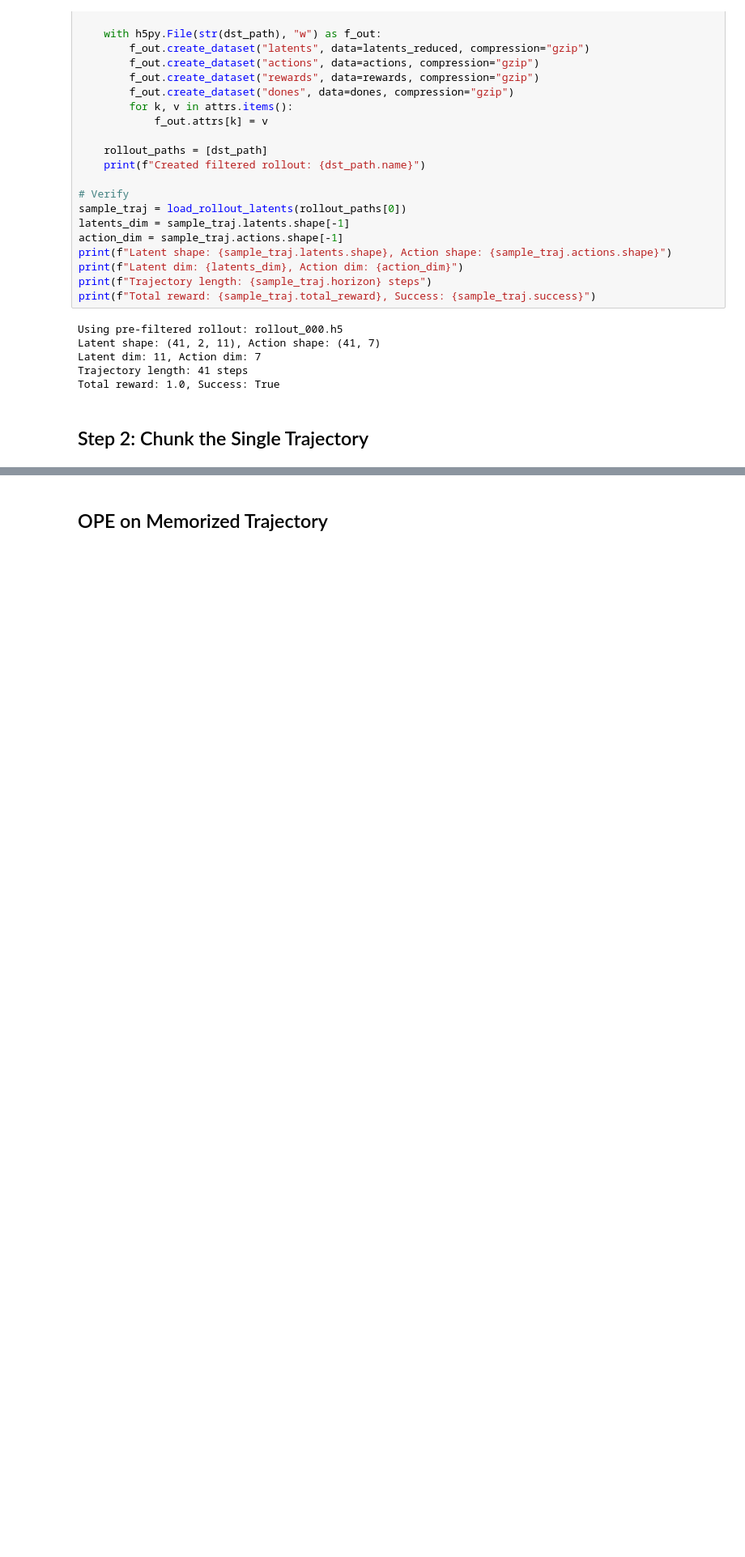
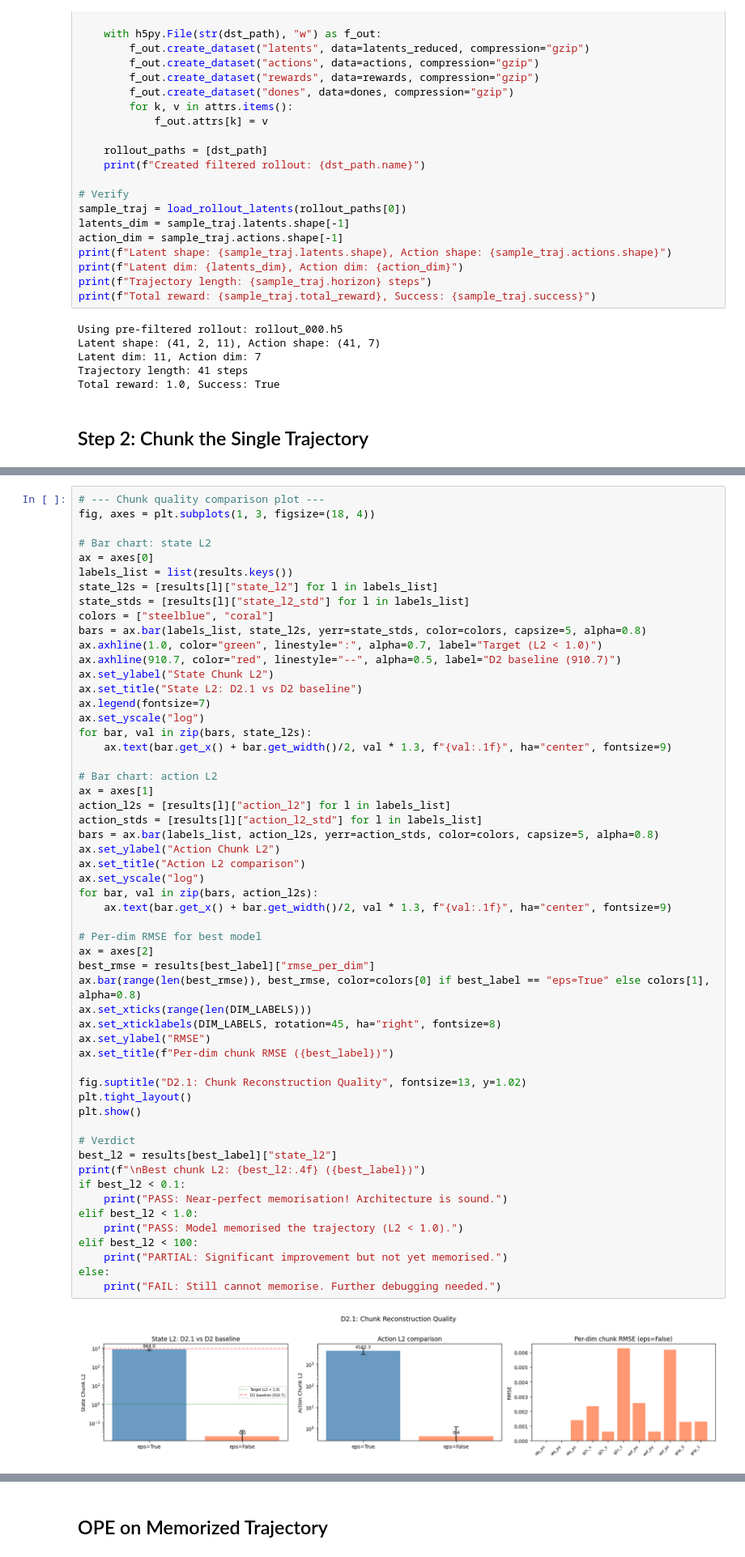
Before and after one commit to kylewang1999/latent_sope, a Jupyter notebook: experiments/2026-03-10/8.5k_steps_no_quarternions_1_rollout.ipynb, the cells around one changed output, grey strips where cells are left out. Shown at 81% size. Drawn from its saved outputs; the diff is of its cells as text; blank space fills up the shorter version.

```diff
--- a/experiments/2026-03-10/8.5k_steps_no_quarternions_1_rollout.ipynb
+++ b/experiments/2026-03-10/8.5k_steps_no_quarternions_1_rollout.ipynb
@@ -535,0 +466,57 @@ FAIL: Cannot memorize even 1 trajectory.
+# %%
+# --- Chunk quality comparison plot ---
+fig, axes = plt.subplots(1, 3, figsize=(18, 4))
+
+# Bar chart: state L2
+ax = axes[0]
+labels_list = list(results.keys())
+state_l2s = [results[l]["state_l2"] for l in labels_list]
+state_stds = [results[l]["state_l2_std"] for l in labels_list]
+colors = ["steelblue", "coral"]
+bars = ax.bar(labels_list, state_l2s, yerr=state_stds, color=colors, capsize=5, alpha=0.8)
+ax.axhline(1.0, color="green", linestyle=":", alpha=0.7, label="Target (L2 < 1.0)")
+ax.axhline(910.7, color="red", linestyle="--", alpha=0.5, label="D2 baseline (910.7)")
+ax.set_ylabel("State Chunk L2")
+ax.set_title("State L2: D2.1 vs D2 baseline")
+ax.legend(fontsize=7)
+ax.set_yscale("log")
+for bar, val in zip(bars, state_l2s):
+    ax.text(bar.get_x() + bar.get_width()/2, val * 1.3, f"{val:.1f}", ha="center", fontsize=9)
+
+# Bar chart: action L2
+ax = axes[1]
+action_l2s = [results[l]["action_l2"] for l in labels_list]
+action_stds = [results[l]["action_l2_std"] for l in labels_list]
+bars = ax.bar(labels_list, action_l2s, yerr=action_stds, color=colors, capsize=5, alpha=0.8)
+ax.set_ylabel("Action Chunk L2")
+ax.set_title("Action L2 comparison")
+ax.set_yscale("log")
+for bar, val in zip(bars, action_l2s):
+    ax.text(bar.get_x() + bar.get_width()/2, val * 1.3, f"{val:.1f}", ha="center", fontsize=9)
+
+# Per-dim RMSE for best model
+ax = axes[2]
+best_rmse = results[best_label]["rmse_per_dim"]
+ax.bar(range(len(best_rmse)), best_rmse, color=colors[0] if best_label == "eps=True" else colors[1], alpha=0.8)
+ax.set_xticks(range(len(DIM_LABELS)))
+ax.set_xticklabels(DIM_LABELS, rotation=45, ha="right", fontsize=8)
+ax.set_ylabel("RMSE")
+ax.set_title(f"Per-dim chunk RMSE ({best_label})")
+
+fig.suptitle("D2.1: Chunk Reconstruction Quality", fontsize=13, y=1.02)
+plt.tight_layout()
+plt.show()
+
+# Verdict
+best_l2 = results[best_label]["state_l2"]
+print(f"\nBest chunk L2: {best_l2:.4f} ({best_label})")
+if best_l2 < 0.1:
+    print("PASS: Near-perfect memorisation! Architecture is sound.")
+elif best_l2 < 1.0:
+    print("PASS: Model memorised the trajectory (L2 < 1.0).")
+elif best_l2 < 100:
+    print("PARTIAL: Significant improvement but not yet memorised.")
+else:
+    print("FAIL: Still cannot memorise. Further debugging needed.")
+# %% [output]
+[figure, added]
```
Also changed, not shown: parts of 23 cells of this notebook, 3 other files.
